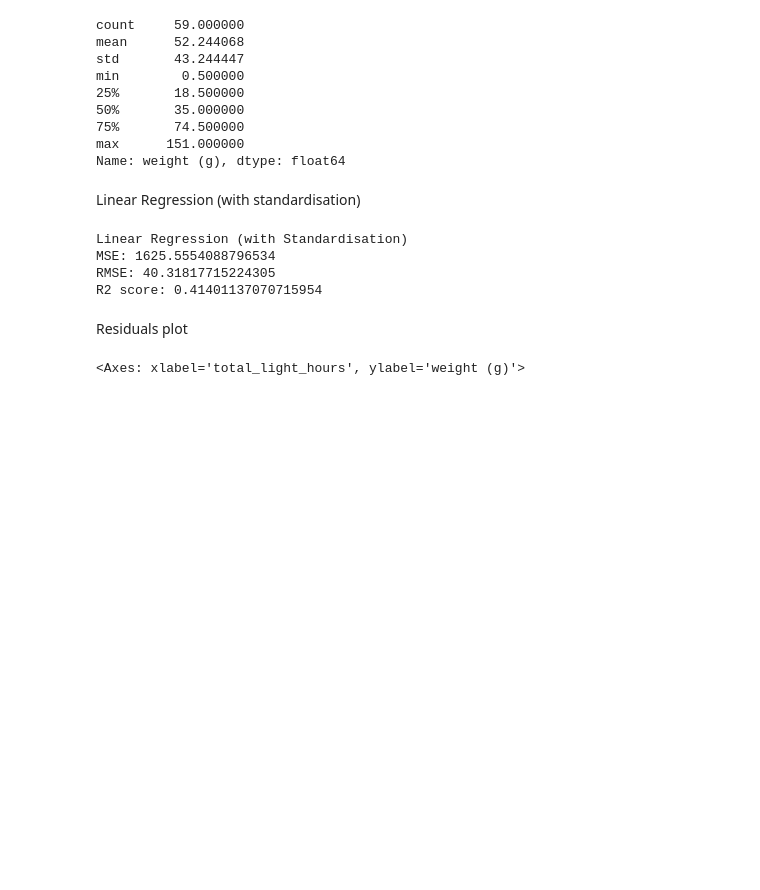
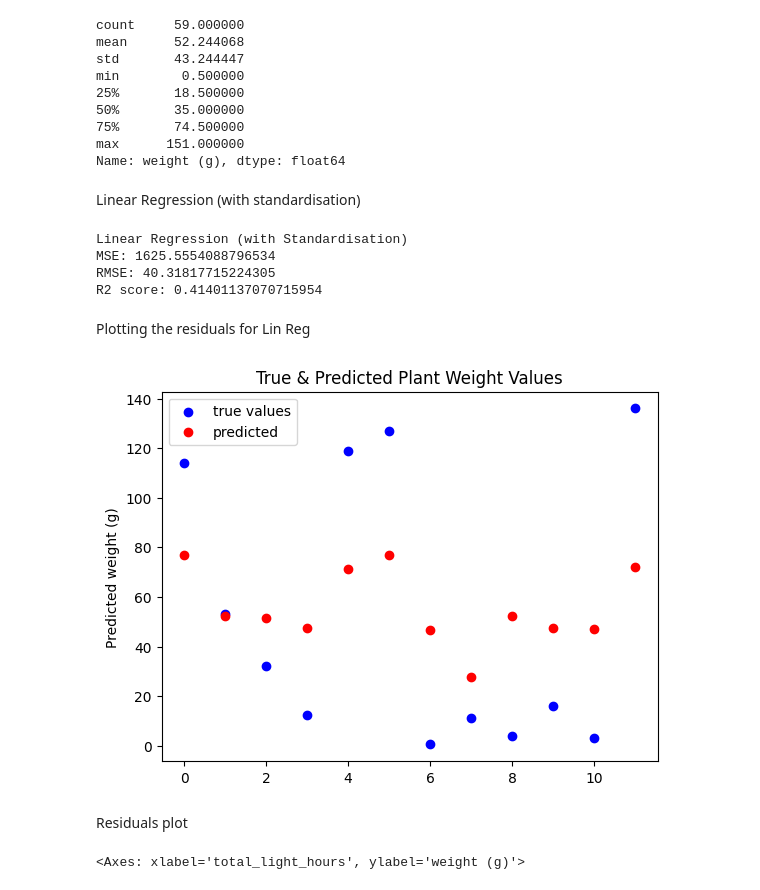
Before and after one commit to taniabuzykina/keylife-ng-pv, a Jupyter notebook: ml_project_1/plant_data_ml.ipynb, the cells around one changed output. Drawn from its saved outputs; the diff is of its cells as text; code cells hidden in the pictures; blank space fills up the shorter version.

```diff
--- a/ml_project_1/plant_data_ml.ipynb
+++ b/ml_project_1/plant_data_ml.ipynb
@@ -877,6 +903,27 @@ Linear Regression (with Standardisation)
 MSE: 1625.5554088796534
 RMSE: 40.31817715224305
 R2 score: 0.41401137070715954
+# %% [markdown]
+Plotting the residuals for Lin Reg
+# %%
+# def multi_y_scatter(x, ys, colors):
+#     for y, color in zip(ys, colors):
+#         plt.scatter(x, y, color=color)
+# Sample data
+# x = [1, 2, 3, 4]
+# ys = [[1, 4, 9, 16], [2, 4, 6, 8]]
+# colors = ['blue', 'red']
+# Plotting
+x = range(len(y_test))
+# multi_y_scatter(x, ys, colors)
+plt.scatter(x, y_test, color='blue')
+plt.scatter(x, y_pred, color='red')
+plt.legend(['true values', 'predicted'])
+plt.ylabel('Predicted weight (g)')
+plt.title('True & Predicted Plant Weight Values')
+plt.show()
+# %% [output]
+[figure, added]
 # %% [markdown]
 Residuals plot
 # %%
```
Also changed, not shown: parts of 14 cells of this notebook, 2 other files.
